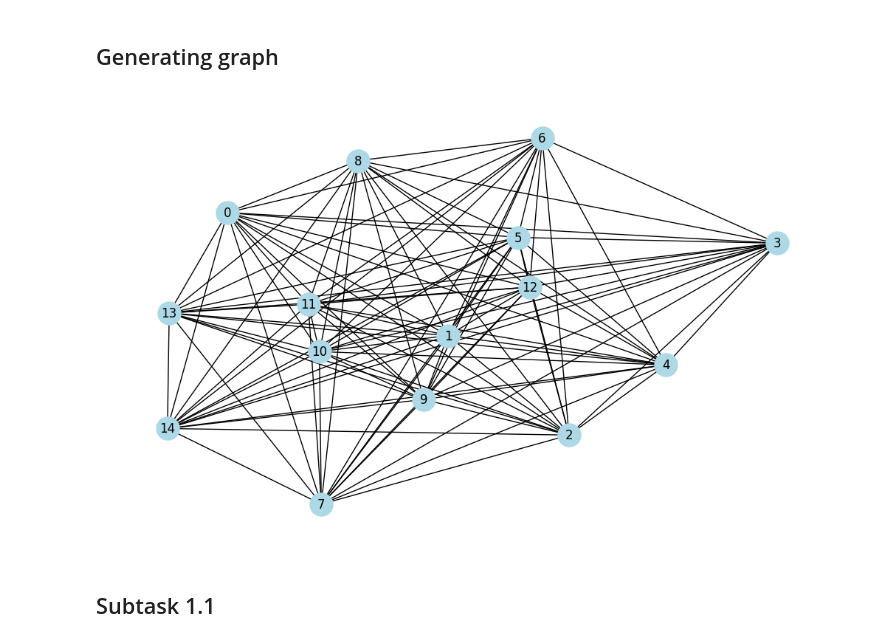
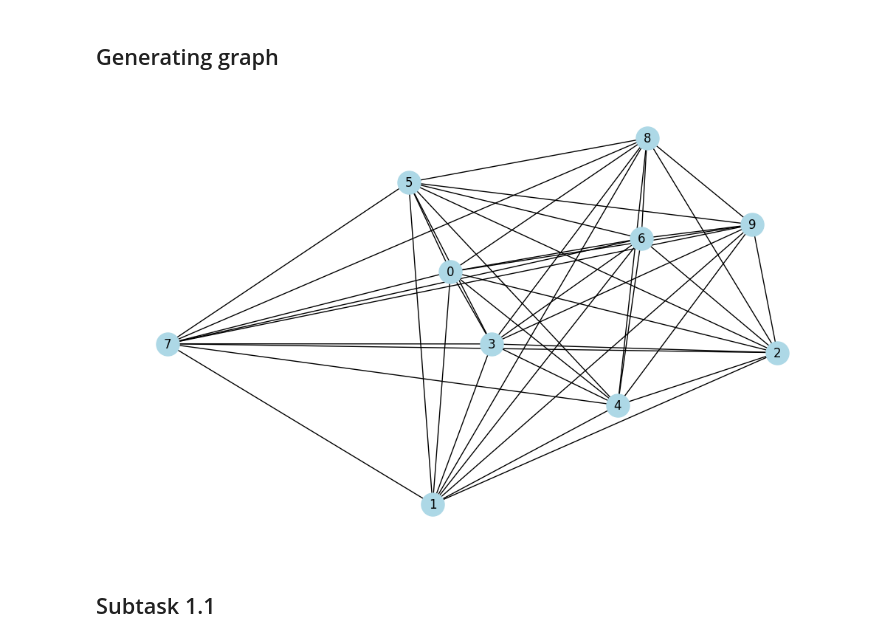
Before and after one commit to Luzefik/lab_1_discrete-math, a Jupyter notebook: Lab1_trees.ipynb, the cells around one changed output. Drawn from its saved outputs; the diff is of its cells as text; code cells hidden in the pictures.

```diff
--- a/Lab1_trees.ipynb
+++ b/Lab1_trees.ipynb
@@ -97,9 +79,9 @@ def gnp_random_connected_graph(num_of_nodes: int,
 
     return G
 # %%
-G = gnp_random_connected_graph(15, 1, False, True)
+G = gnp_random_connected_graph(10, 1, False, True)
 # %% [output]
-[figure, old version]
+[figure, new version]
 # %% [markdown]
 ## Subtask 1.1
 # %% [markdown]
```
Also changed, not shown: parts of 25 cells of this notebook.
